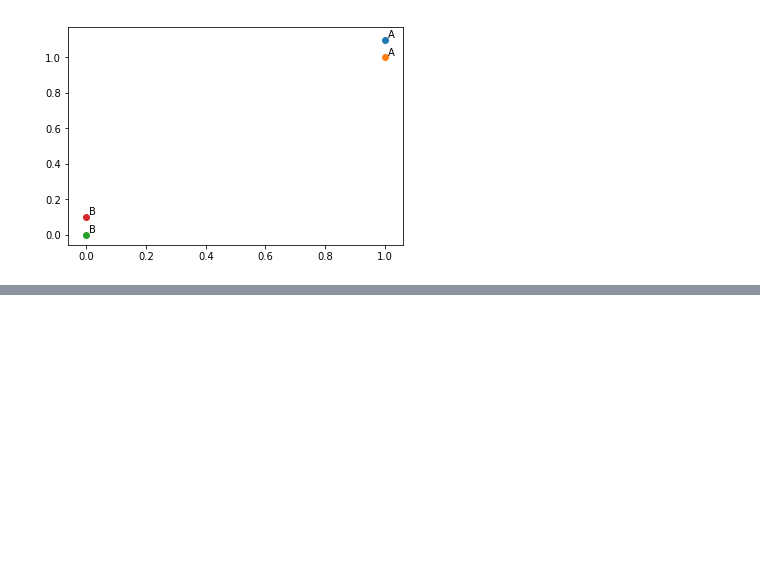
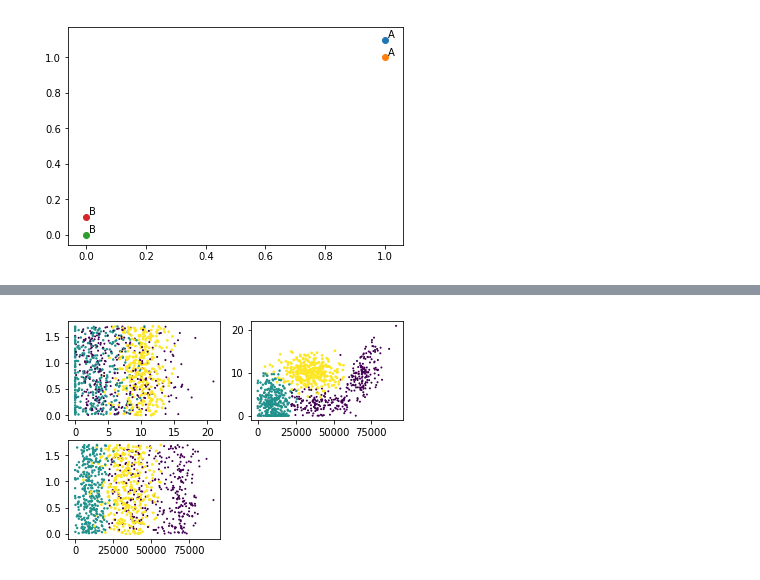
Before and after one commit to tangchengzao/pythonstudy, a Jupyter notebook: day01/k_nearest_neighbor.ipynb, the cells around one changed output, grey strips where cells are left out. Saved outputs shown, nothing was run; the diff lists cells and outputs as text; code cells hidden in the pictures; blank space fills up the shorter version.

```diff
--- a/day01/k_nearest_neighbor.ipynb
+++ b/day01/k_nearest_neighbor.ipynb
@@ -24,0 +35,24 @@ def classify_0(in_x, data_set: ndarray, labels, k):
+# %%
+def file_to_matrix(filename):
+    fr = open(filename)
+    array_of_lines = fr.readlines()
+    number_of_lines = len(array_of_lines)
+    return_mat = zeros((number_of_lines, 3))
+    class_label_vector = []
+    for index, line in enumerate(array_of_lines):
+        line = line.strip()
+        list_from_line = line.split('\t')
+        return_mat[index, :] = list_from_line[0: 3]
+        class_label_vector.append(int(list_from_line[-1]))
+    return return_mat, class_label_vector
+
+def img_to_vector(filename):
+    with open(filename) as fr:
+        return_vector = zeros((1, 1024))
+        for i in range(32):
+            line = fr.readline()
+            for j in range(32):
+                return_vector[0, i * 32 + j] = int(line[j])
+    return return_vector
+# %%
+dating_data_mat, dating_labels = file_to_matrix('D:/data/ch02/datingTestSet2.txt')
@@ -24,0 +69,12 @@ def classify_0(in_x, data_set: ndarray, labels, k):
+# %%
+fig = plt.figure()
+ax_1 = fig.add_subplot(221)
+# ax.scatter(dating_data_mat[:, 1], dating_data_mat[:, 2])
+ax_1.scatter(dating_data_mat[:, 1], dating_data_mat[:, 2], 1.0 * array(dating_labels), 15.0 * array(dating_labels))
+ax_2 = fig.add_subplot(222)
+ax_2.scatter(dating_data_mat[:, 0], dating_data_mat[:, 1], 1.0 * array(dating_labels), 15.0 * array(dating_labels))
+ax_3 = fig.add_subplot(223)
+ax_3.scatter(dating_data_mat[:, 0], dating_data_mat[:, 2], 1.0 * array(dating_labels), 15.0 * array(dating_labels))
+plt.show()
+# %% [output]
+[figure, added]
```
Also changed, not shown: parts of 10 cells of this notebook.
